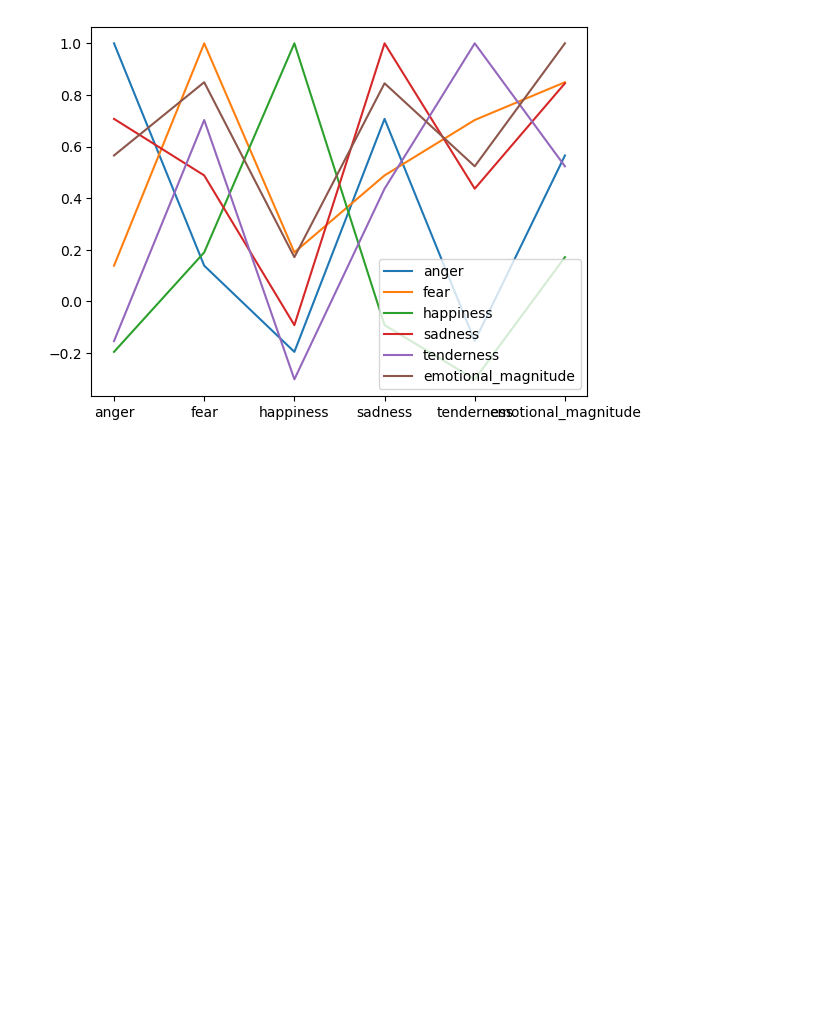
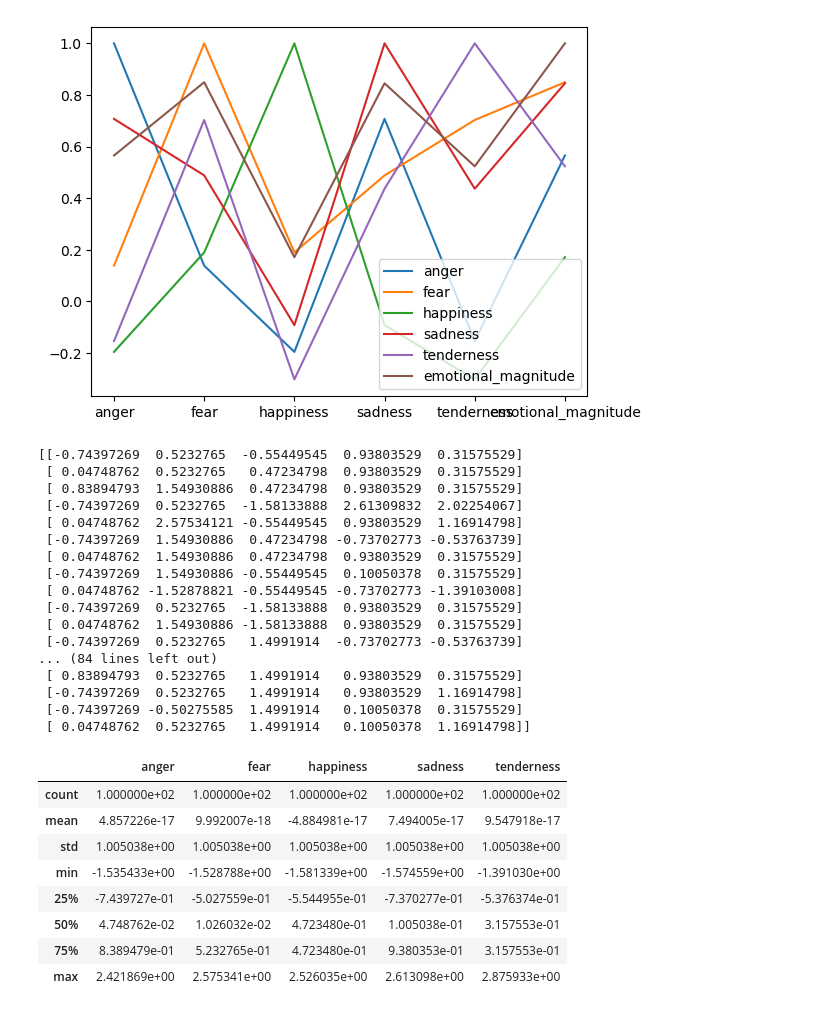
Before and after one commit to annajordanous/emovectors, a Jupyter notebook: emovec.ipynb, the cells around one changed output. Drawn from its saved outputs; the diff is of its cells as text; code cells hidden in the pictures; blank space fills up the shorter version.

```diff
--- a/emovec.ipynb
+++ b/emovec.ipynb
@@ -885,0 +906,31 @@ emotional_magnitude             1.000000
+# %%
+df_emovectors_gtzan = slice_emovectors(df_emo_gtzan)
+df_emovectors_gtzan.describe()
+#df_emo_gtzan.describe()
+# %% [output]
+[[-0.74397269  0.5232765  -0.55449545  0.93803529  0.31575529]
+ [ 0.04748762  0.5232765   0.47234798  0.93803529  0.31575529]
+ [ 0.83894793  1.54930886  0.47234798  0.93803529  0.31575529]
+ [-0.74397269  0.5232765  -1.58133888  2.61309832  2.02254067]
+ [ 0.04748762  2.57534121 -0.55449545  0.93803529  1.16914798]
+ [-0.74397269  1.54930886  0.47234798 -0.73702773 -0.53763739]
+ [ 0.04748762  1.54930886  0.47234798  0.93803529  0.31575529]
+ [-0.74397269  1.54930886 -0.55449545  0.10050378  0.31575529]
+ [ 0.04748762 -1.52878821 -0.55449545 -0.73702773 -1.39103008]
+ [-0.74397269  0.5232765  -1.58133888  0.93803529  0.31575529]
+ [ 0.04748762  1.54930886 -1.58133888  0.93803529  0.31575529]
+ [-0.74397269  0.5232765   1.4991914  -0.73702773 -0.53763739]
+... (84 lines left out)
+ [ 0.83894793  0.5232765   1.4991914   0.93803529  0.31575529]
+ [-0.74397269  0.5232765   1.4991914   0.93803529  1.16914798]
+ [-0.74397269 -0.50275585  1.4991914   0.10050378  0.31575529]
+ [ 0.04748762  0.5232765   1.4991914   0.10050378  1.16914798]]
+|  | anger | fear | happiness | sadness | tenderness |
+| count | 1.000000e+02 | 1.000000e+02 | 1.000000e+02 | 1.000000e+02 | 1.000000e+02 |
+| mean | 4.857226e-17 | 9.992007e-18 | -4.884981e-17 | 7.494005e-17 | 9.547918e-17 |
+| std | 1.005038e+00 | 1.005038e+00 | 1.005038e+00 | 1.005038e+00 | 1.005038e+00 |
+| min | -1.535433e+00 | -1.528788e+00 | -1.581339e+00 | -1.574559e+00 | -1.391030e+00 |
+| 25% | -7.439727e-01 | -5.027559e-01 | -5.544955e-01 | -7.370277e-01 | -5.376374e-01 |
+| 50% | 4.748762e-02 | 1.026032e-02 | 4.723480e-01 | 1.005038e-01 | 3.157553e-01 |
+| 75% | 8.389479e-01 | 5.232765e-01 | 4.723480e-01 | 9.380353e-01 | 3.157553e-01 |
+| max | 2.421869e+00 | 2.575341e+00 | 2.526035e+00 | 2.613098e+00 | 2.875933e+00 |
```
Also changed, not shown: parts of 24 cells of this notebook, 1 other file.
